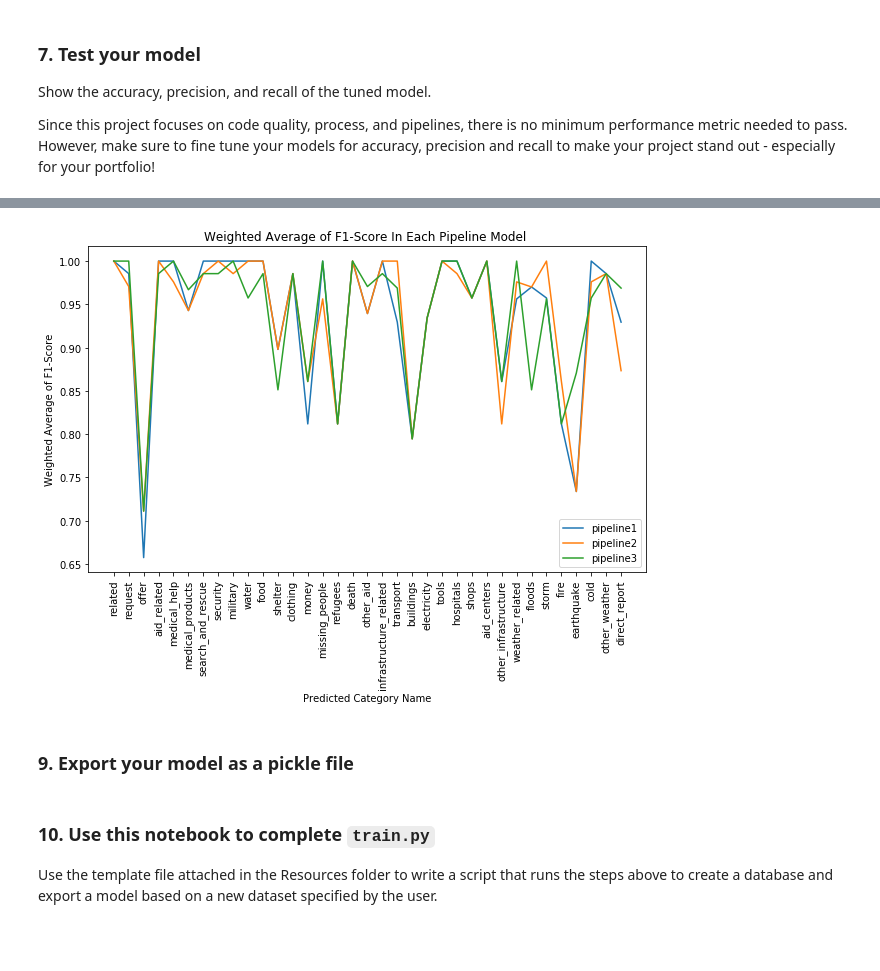
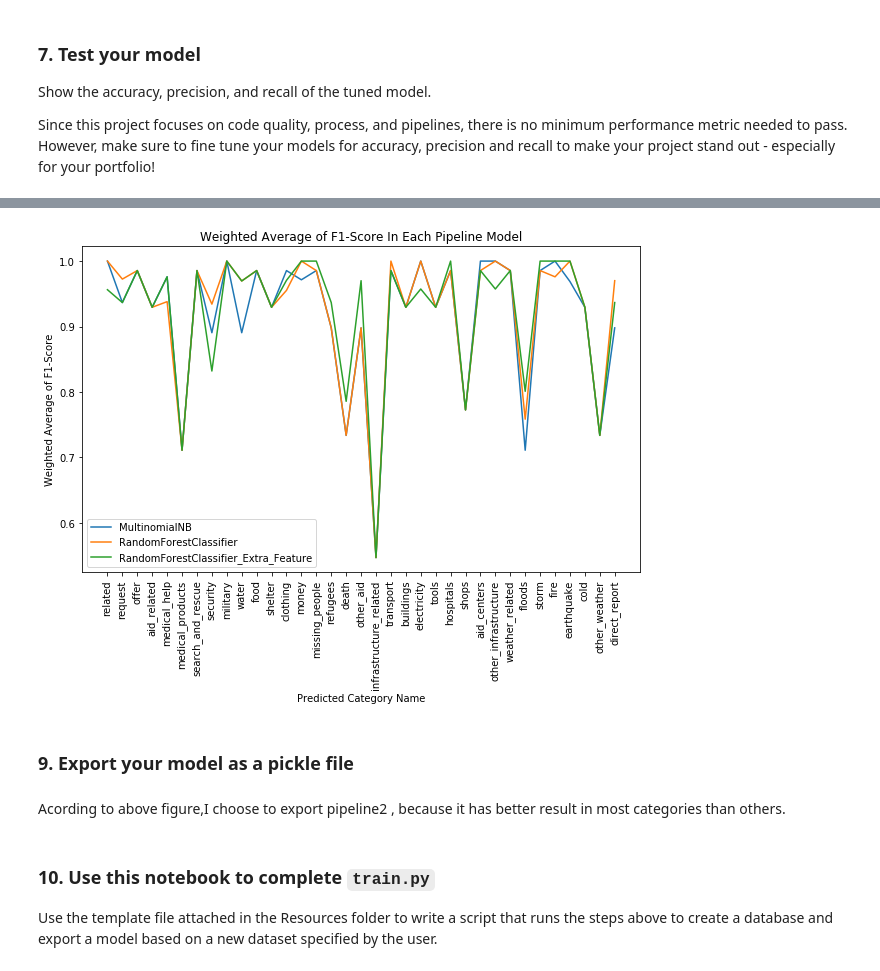
Before and after one commit to Data-Semi/Disaster-Response-Pipelines, a Jupyter notebook: ML Pipeline Preparation.ipynb, the cells around one changed output, grey strips where cells are left out. Drawn from its saved outputs; the diff is of its cells as text; code cells hidden in the pictures; blank space fills up the shorter version.

```diff
--- a/ML Pipeline Preparation.ipynb
+++ b/ML Pipeline Preparation.ipynb
@@ -305,6 +410,15 @@ NameError: name 'warnings' is not defined
+# %%
+parameters = {
+        'vect__ngram_range': ((1, 1), (1, 2)),
+        'clf__estimator__class_weight':("balanced",None)
+ }
+
+cv2 = GridSearchCV(pipeline2, param_grid=parameters)
+# train classifier
+cv2.fit(X_train,Y_train);
 # %%
 # predict on test data
-Y_pred2 = pipeline2.predict(X_test)
+Y_pred2 = cv2.predict(X_test)
 
 result_pipe2 = show_result(col_list,Y_test,Y_pred2)
 # %% [output]
@@ -356,10 +489,6 @@ pipeline3 = Pipeline([
         ('contains_nums', ContainsNumbers())
     ])),
 
-    ('clf', RandomForestClassifier())
+    ('clf', MultiOutputClassifier(RandomForestClassifier())
+    )
 ])
-
-pipeline3.fit(X_train, Y_train)
-Y_pred3 = pipeline3.predict(X_test)
-
-result_pipe3 = show_result(col_list,Y_test,Y_pred3)
@@ -404,0 +515,12 @@ print(result_pipe1)
+# %%
+parameters = {
+        'features__text_pipeline__vect__ngram_range': ((1, 1), (1, 2)),
+        'clf__estimator__class_weight':("balanced",None)
+ }
+
+cv3 = GridSearchCV(pipeline3, param_grid=parameters)
+# train classifier
+cv3.fit(X_train,Y_train);
+Y_pred3 = cv3.predict(X_test)
+
+result_pipe3 = show_result(col_list,Y_test,Y_pred3)
@@ -405,16 +567,18 @@ print(result_pipe1)
 # %%
 result_f1score_weighted_avg_comp=pd.concat([result_pipe1, result_pipe2,result_pipe3], axis=1)
-result_f1score_weighted_avg_comp.columns = ["pipeline1","pipeline2","pipeline3"]
+result_f1score_weighted_avg_comp.columns = ["MultinomialNB","RandomForestClassifier","RandomForestClassifier_Extra_Feature"]
 plt.figure(figsize=(10, 6))
-plt.title('Weighted Average of F1-Score In Each Pipeline Model ')
+plt.title('Weighted Average of F1-Score In Each Pipeline Model')
 plt.xlabel('Predicted Category Name')
 plt.xticks(rotation=90)
 plt.ylabel('Weighted Average of F1-Score')
 plt.plot(result_f1score_weighted_avg_comp )
-plt.legend(["pipeline1","pipeline2","pipeline3"])
+plt.legend(result_f1score_weighted_avg_comp.columns)
 plt.show()
 # %% [output]
-[figure, old version]
+[figure, new version]
 # %% [markdown]
 ### 9. Export your model as a pickle file
+# %% [markdown]
+Acording to above figure,I choose to export pipeline2 , because it has better result in most categories than others.
 # %%
```
Also changed, not shown: parts of 33 cells of this notebook, 7 other files.
